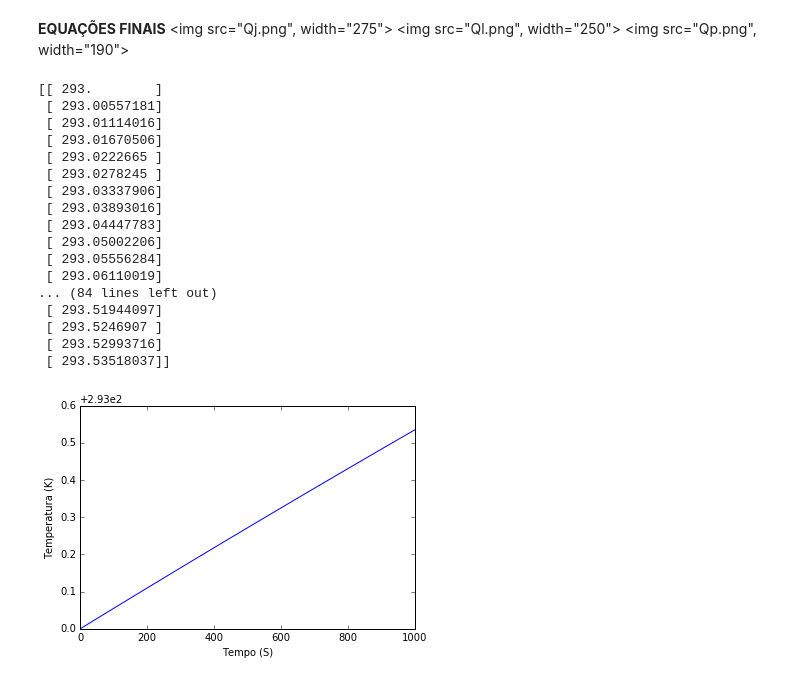
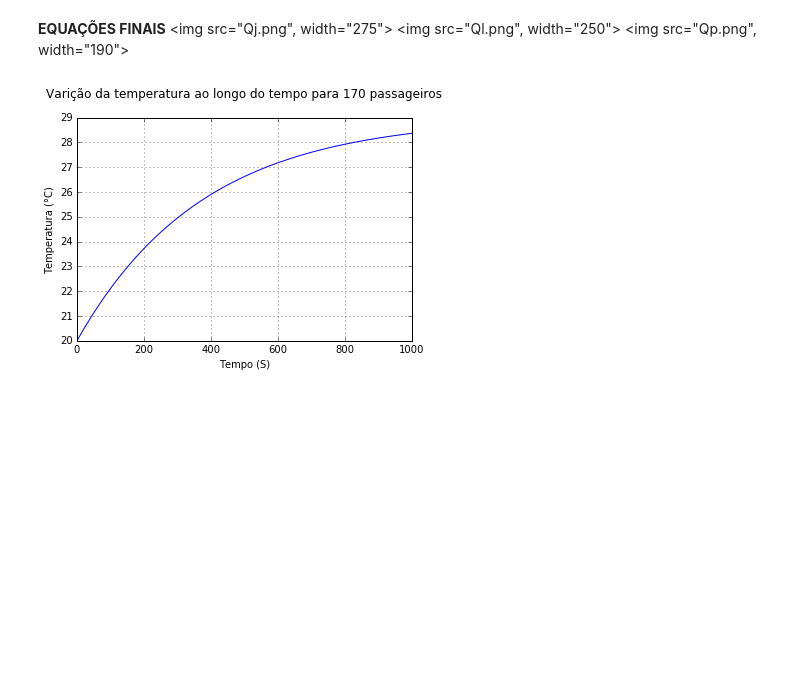
Before and after one commit to lucasfontenla/Projeto2_ModSim_BUS, a Jupyter notebook: Projeto 2 - Ônibus.ipynb, the cells around one changed output. Drawn from its saved outputs; the diff is of its cells as text; code cells hidden in the pictures; blank space fills up the shorter version.

```diff
--- a/Projeto 2 - Ônibus.ipynb
+++ b/Projeto 2 - Ônibus.ipynb
@@ -132,8 +71,8 @@ def Q_pessoas_sentadas(numero_ps, Qpps):
 """Definição dos Parâmetros"""
 
 hvidro = 0.8 #condutividade térmica do vidro
-har = 0.023 #condutividade térmica do ar
-haco = 52 #condutividade térmica do aço
+har = 1 #coeficiente de convecção térmica do ar
+haco = 50.2 #condutividade térmica do aço
 
 Lvidro = 0.003 #espessura do aço
 Laco = 0.003 #espessura da lataria
@@ -156,56 +95,42 @@ Area_vidro_stop = Area_janela + Area_parabrisa
 Rcond_lataria = Laco/(haco*Area_lataria)
 Rconv_lataria = 1/(har*Area_lataria)
 
-Rcond_janelas = Lvidro/(hvidro*Area_vidro_mov)
-Rconv_janelas = 1/(har*Area_vidro_mov)
+Rcond_janelas_mov = Lvidro/(hvidro*Area_vidro_mov)
+Rconv_janelas_mov = 1/(har*Area_vidro_mov)
+Rcond_janelas_stop = Lvidro/(hvidro*Area_vidro_stop)
+Rconv_janelas_stop = 1/(hvidro*Area_vidro_stop)
+
+Rconv_porta = 1/(har*Area_porta)
 
 Rconv_pessoas = 1/(har*Area_pele)
 # %%
 def CalculaT_mov(Y, lista_tempo, text):
     dTdt = (numero_ps*((Tcorporal - Y)/Rconv_pessoas) - ((Y - text)/(Rcond_lataria + Rconv_lataria))\
-            - ((Y - text)/(Rcond_janelas + Rconv_janelas))) / (Mar*car)
+            - ((Y - text)/(Rcond_janelas_mov + Rconv_janelas_mov))) / (Mar*car)
     return dTdt
 
-def CalculaT_stop(T0, lista_tempo):
-    dTdt = (Q_pessoas_sentadas(numero_ps, Qpps)+Q_pessoas_pe(numero_pe, Qpp)\
-            -Qvidro(T0, Texterna, hvidro, Lvidro, har, Area_vidro_stop)-QLataria(T0, Texterna, haco, Laco, har)\
-            -Qporta(T0, Texterna, Area_porta, har))/(Mar*car)
+def CalculaT_stop(Y, lista_tempo, text):
+    dTdt = (numero_ps*((Tcorporal - Y)/Rconv_pessoas) - ((Y - text)/(Rcond_lataria + Rconv_lataria))\
+            - ((Y - text)/(Rcond_janelas_stop + Rconv_janelas_stop)) - ((Y - text)/(Rconv_porta))) / (Mar*car)
     return dTdt
 # %%
 """Verificação da função: cálculo de dTdt (em mov.) para um intervalo de Xs"""
 from numpy import linspace
 from scipy.integrate import odeint
 import matplotlib.pyplot as plt
 %matplotlib inline
 
 lista_tempo = linspace(0, 1000, 100)
 
 T0 = Texterna = (20 + 273) #20°C para Kelvin
 
-T = odeint(CalculaT_mov, T0, lista_tempo, args=(Texterna,))
-
-print(T)
+T = odeint(CalculaT_mov, T0, lista_tempo, args=(Texterna,)) - 273
 
 plt.plot(lista_tempo, T[:,0])
+plt.title("Varição da temperatura ao longo do tempo para 170 passageiros\n")
 plt.xlabel("Tempo (S)")
-plt.ylabel("Temperatura (K)")
+plt.ylabel("Temperatura (°C)")
+plt.grid(True)
 plt.show()
 # %% [output]
-[[ 293.        ]
- [ 293.00557181]
- [ 293.01114016]
- [ 293.01670506]
- [ 293.0222665 ]
- [ 293.0278245 ]
- [ 293.03337906]
- [ 293.03893016]
- [ 293.04447783]
- [ 293.05002206]
- [ 293.05556284]
- [ 293.06110019]
-... (84 lines left out)
- [ 293.51944097]
- [ 293.5246907 ]
- [ 293.52993716]
- [ 293.53518037]]
-[figure, old version]
+[figure, new version]
```
Also changed, not shown: parts of 16 cells of this notebook.
